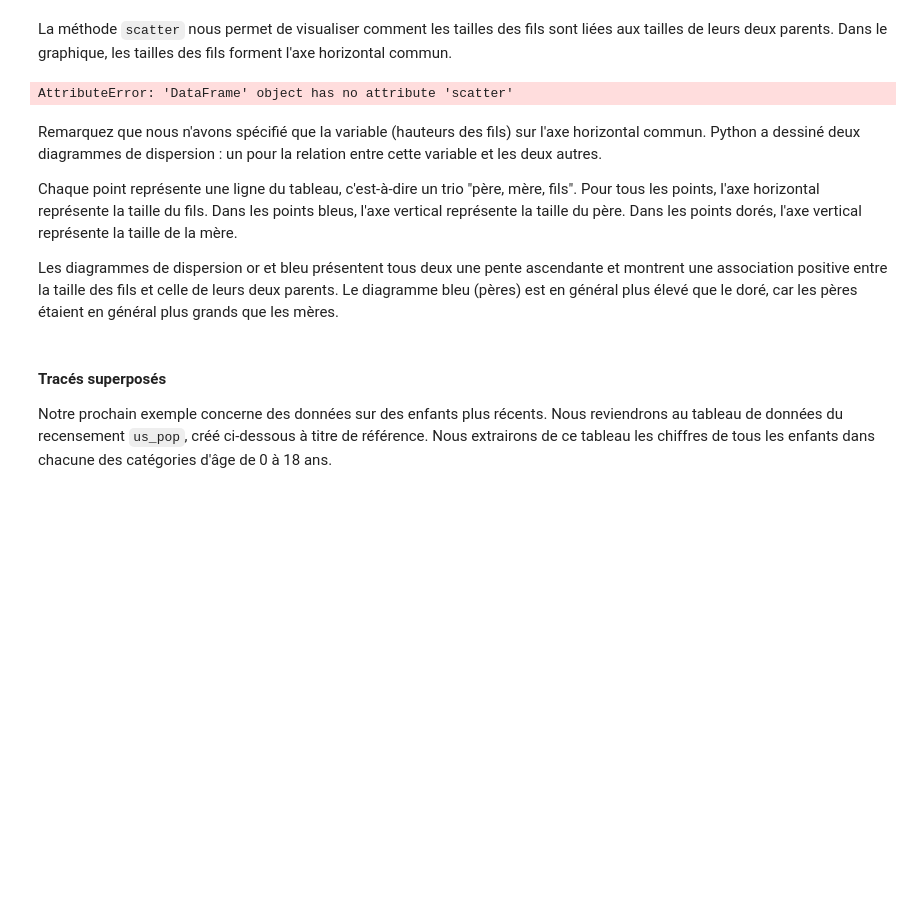
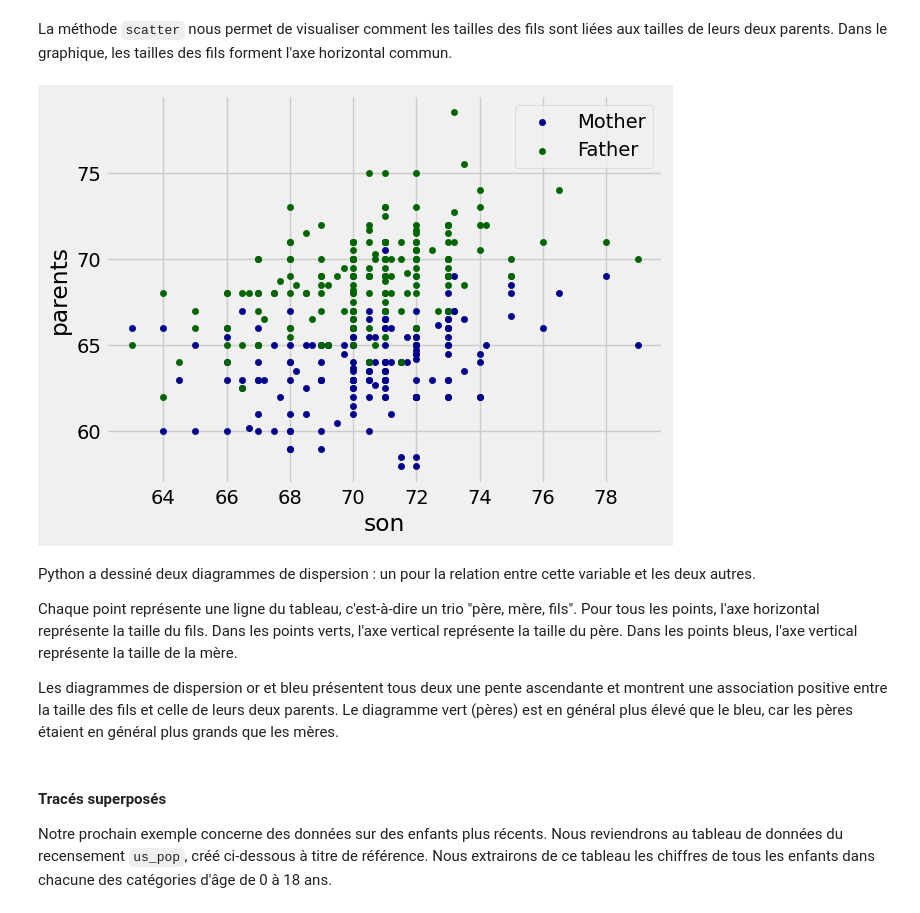
Before and after one commit to Thomas-Schatz/L1_Descartes_sciences_des_donnees, a Jupyter notebook: notes_de_cours/Séance1_CM.ipynb, the cells around one changed output. Saved outputs shown, nothing was run; the diff lists cells and outputs as text; code cells hidden in the pictures; blank space fills up the shorter version.

```diff
--- a/notes_de_cours/Séance1_CM.ipynb
+++ b/notes_de_cours/Séance1_CM.ipynb
@@ -2846,15 +2855,17 @@ sons_heights
 # %% [markdown]
 La méthode `scatter` nous permet de visualiser comment les tailles des fils sont liées aux tailles de leurs deux parents. Dans le graphique, les tailles des fils forment l'axe horizontal commun.
 # %%
-sons_heights.scatter('son')
+fig = sons_heights.plot.scatter('son', 'mother', color='DarkBlue', label='Mother');
+sons_heights.plot.scatter('son', 'father', color='DarkGreen', label='Father', ax=fig);
+t = plots.ylabel("parents")
 # %% [output]
-AttributeError: 'DataFrame' object has no attribute 'scatter'
+[figure, added]
 # %% [markdown]
-Remarquez que nous n'avons spécifié que la variable (hauteurs des fils) sur l'axe horizontal commun. Python a dessiné deux diagrammes de dispersion : un pour la relation entre cette variable et les deux autres.
+Python a dessiné deux diagrammes de dispersion : un pour la relation entre cette variable et les deux autres.
 
-Chaque point représente une ligne du tableau, c'est-à-dire un trio "père, mère, fils". Pour tous les points, l'axe horizontal représente la taille du fils. Dans les points bleus, l'axe vertical représente la taille du père. Dans les points dorés, l'axe vertical représente la taille de la mère.
+Chaque point représente une ligne du tableau, c'est-à-dire un trio "père, mère, fils". Pour tous les points, l'axe horizontal représente la taille du fils. Dans les points verts, l'axe vertical représente la taille du père. Dans les points bleus, l'axe vertical représente la taille de la mère.
 
-Les diagrammes de dispersion or et bleu présentent tous deux une pente ascendante et montrent une association positive entre la taille des fils et celle de leurs deux parents. Le diagramme bleu (pères) est en général plus élevé que le doré, car les pères étaient en général plus grands que les mères.
+Les diagrammes de dispersion or et bleu présentent tous deux une pente ascendante et montrent une association positive entre la taille des fils et celle de leurs deux parents. Le diagramme vert (pères) est en général plus élevé que le bleu, car les pères étaient en général plus grands que les mères.
 # %% [markdown]
 #### Tracés superposés
 
```
Also changed, not shown: parts of 9 cells of this notebook.
